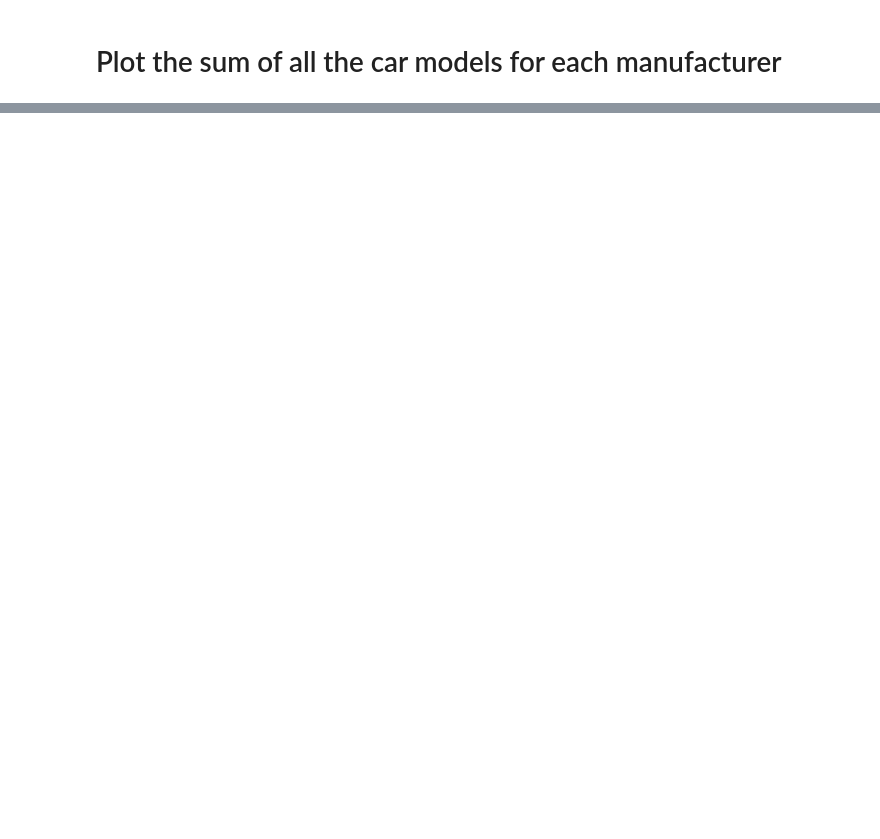
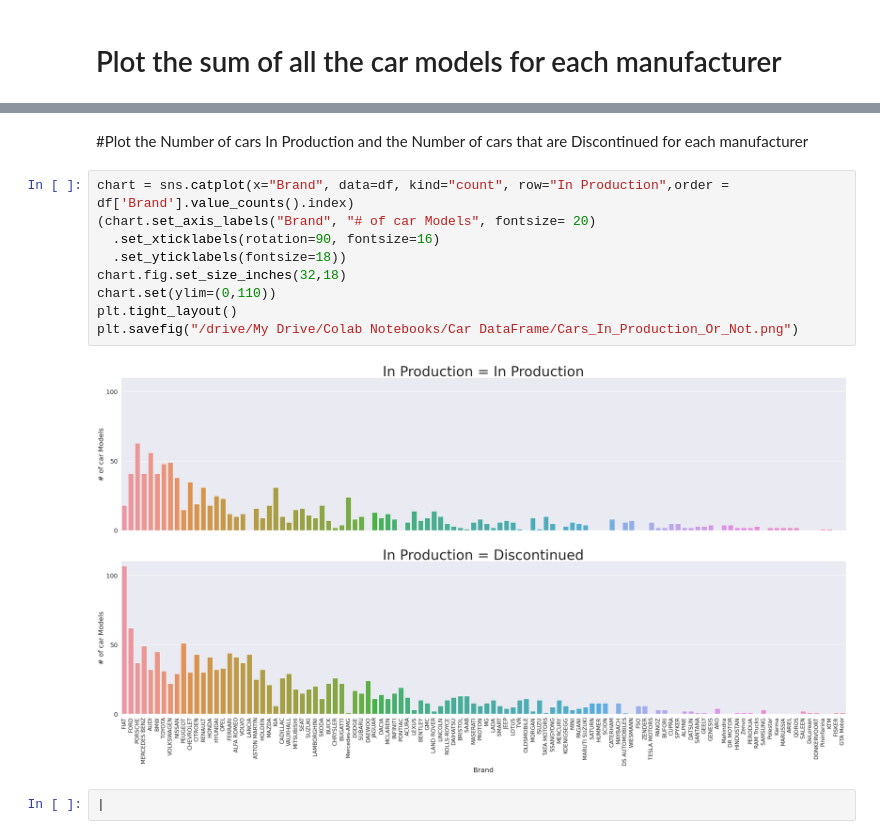
Before and after one commit to mlyhoops/All-Car-Info, a Jupyter notebook: BS_Web_Scraper.ipynb, the cells around one changed output, grey strips where cells are left out. Saved outputs shown, nothing was run; the diff lists cells and outputs as text; blank space fills up the shorter version.

```diff
--- a/BS_Web_Scraper.ipynb
+++ b/BS_Web_Scraper.ipynb
@@ -195,0 +187,15 @@ plt.savefig("/drive/My Drive/Colab Notebooks/Car DataFrame/All_Production_Cars.p
+# %% [markdown]
+#Plot the Number of cars In Production and the Number of cars that are Discontinued for each manufacturer
+# %%
+chart = sns.catplot(x="Brand", data=df, kind="count", row="In Production",order = df['Brand'].value_counts().index)
+(chart.set_axis_labels("Brand", "# of car Models", fontsize= 20)
+  .set_xticklabels(rotation=90, fontsize=16)
+  .set_yticklabels(fontsize=18))
+chart.fig.set_size_inches(32,18)
+chart.set(ylim=(0,110))
+plt.tight_layout()
+plt.savefig("/drive/My Drive/Colab Notebooks/Car DataFrame/Cars_In_Production_Or_Not.png")
+# %% [output]
+[figure, added]
+# %%
+|
```
Also changed, not shown: parts of 5 cells of this notebook.
